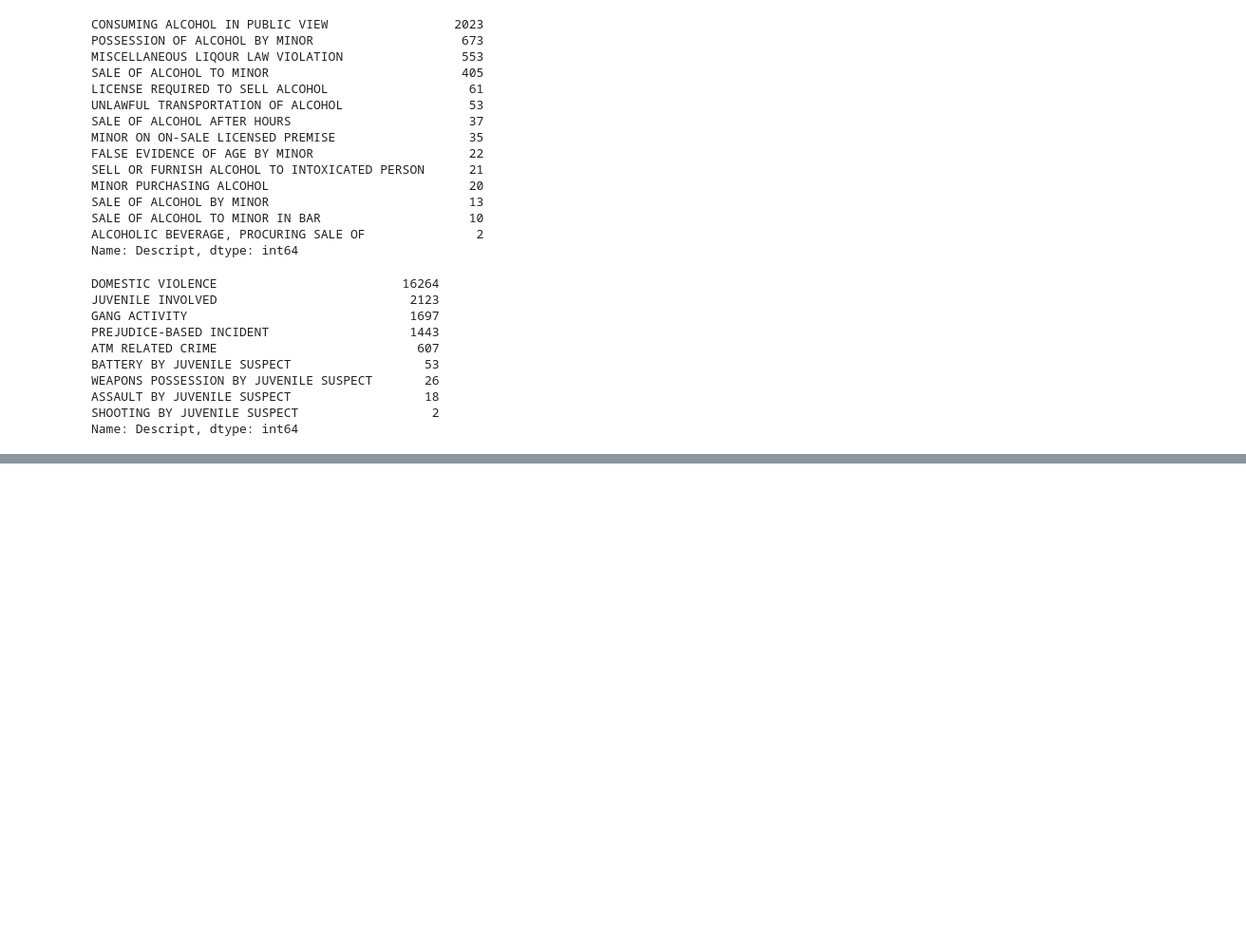
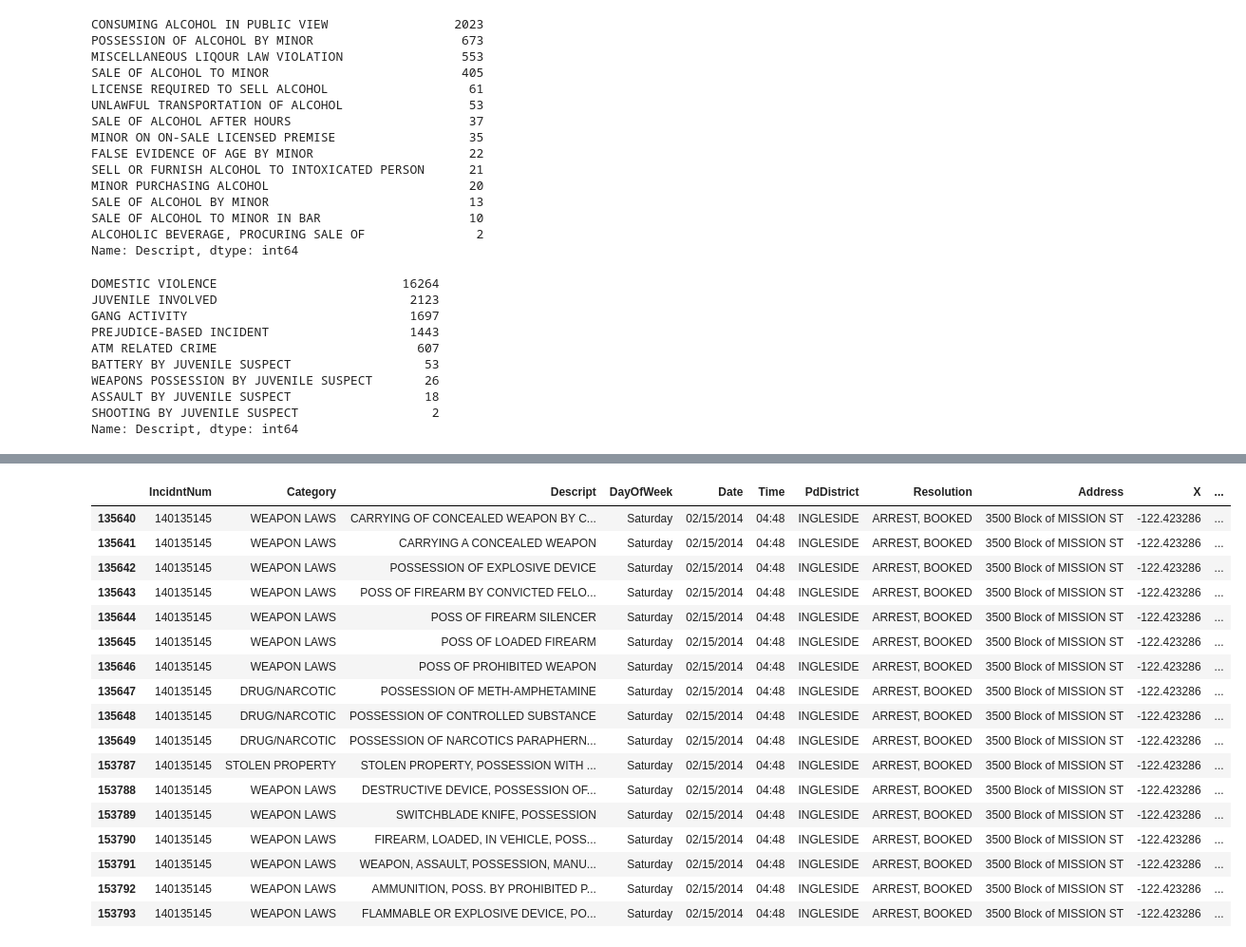
Before and after one commit to livenb/crime_prediction, a Jupyter notebook: sfdata_explore.ipynb, the cells around one changed output, grey strips where cells are left out. Shown at 95% size. Saved outputs shown, nothing was run; the diff lists cells and outputs as text; code cells hidden in the pictures; blank space fills up the shorter version.

```diff
--- a/sfdata_explore.ipynb
+++ b/sfdata_explore.ipynb
@@ -275,0 +605,8 @@ Name: Descript, dtype: int64
+# %%
+dropLst = ['WARRANTS', 'MISSING PERSON', 'OTHER OFFENSES',
+           'NON-CRIMINAL', 'TRESPASSING', 'SUICIDE',
+           'LIQUOR LAWS', 'RUNAWAY', 'EMBEZZLEMENT',
+           'FAMILY OFFENSES', 'BAD CHECKS', 'GAMBLING',
+           'BRIBERY', 'PORNOGRAPHY/OBSCENE MAT', 'TREA']
+# %%
+sfdata = sfdata.drop(sfdata[sfdata['Category'].isin(dropLst)].index)
@@ -275,0 +692,21 @@ Name: Descript, dtype: int64
+# %%
+sfdata[sfdata['IncidntNum'] == 140135145]
+# %% [output]
+|  | IncidntNum | Category | Descript | DayOfWeek | Date | Time | PdDistrict | Resolution | Address | X | ... |
+| 135640 | 140135145 | WEAPON LAWS | CARRYING OF CONCEALED WEAPON BY C... | Saturday | 02/15/2014 | 04:48 | INGLESIDE | ARREST, BOOKED | 3500 Block of MISSION ST | -122.423286 | ... |
+| 135641 | 140135145 | WEAPON LAWS | CARRYING A CONCEALED WEAPON | Saturday | 02/15/2014 | 04:48 | INGLESIDE | ARREST, BOOKED | 3500 Block of MISSION ST | -122.423286 | ... |
+| 135642 | 140135145 | WEAPON LAWS | POSSESSION OF EXPLOSIVE DEVICE | Saturday | 02/15/2014 | 04:48 | INGLESIDE | ARREST, BOOKED | 3500 Block of MISSION ST | -122.423286 | ... |
+| 135643 | 140135145 | WEAPON LAWS | POSS OF FIREARM BY CONVICTED FELO... | Saturday | 02/15/2014 | 04:48 | INGLESIDE | ARREST, BOOKED | 3500 Block of MISSION ST | -122.423286 | ... |
+| 135644 | 140135145 | WEAPON LAWS | POSS OF FIREARM SILENCER | Saturday | 02/15/2014 | 04:48 | INGLESIDE | ARREST, BOOKED | 3500 Block of MISSION ST | -122.423286 | ... |
+| 135645 | 140135145 | WEAPON LAWS | POSS OF LOADED FIREARM | Saturday | 02/15/2014 | 04:48 | INGLESIDE | ARREST, BOOKED | 3500 Block of MISSION ST | -122.423286 | ... |
+| 135646 | 140135145 | WEAPON LAWS | POSS OF PROHIBITED WEAPON | Saturday | 02/15/2014 | 04:48 | INGLESIDE | ARREST, BOOKED | 3500 Block of MISSION ST | -122.423286 | ... |
+| 135647 | 140135145 | DRUG/NARCOTIC | POSSESSION OF METH-AMPHETAMINE | Saturday | 02/15/2014 | 04:48 | INGLESIDE | ARREST, BOOKED | 3500 Block of MISSION ST | -122.423286 | ... |
+| 135648 | 140135145 | DRUG/NARCOTIC | POSSESSION OF CONTROLLED SUBSTANCE | Saturday | 02/15/2014 | 04:48 | INGLESIDE | ARREST, BOOKED | 3500 Block of MISSION ST | -122.423286 | ... |
+| 135649 | 140135145 | DRUG/NARCOTIC | POSSESSION OF NARCOTICS PARAPHERN... | Saturday | 02/15/2014 | 04:48 | INGLESIDE | ARREST, BOOKED | 3500 Block of MISSION ST | -122.423286 | ... |
+| 153787 | 140135145 | STOLEN PROPERTY | STOLEN PROPERTY, POSSESSION WITH ... | Saturday | 02/15/2014 | 04:48 | INGLESIDE | ARREST, BOOKED | 3500 Block of MISSION ST | -122.423286 | ... |
+| 153788 | 140135145 | WEAPON LAWS | DESTRUCTIVE DEVICE, POSSESSION OF... | Saturday | 02/15/2014 | 04:48 | INGLESIDE | ARREST, BOOKED | 3500 Block of MISSION ST | -122.423286 | ... |
+| 153789 | 140135145 | WEAPON LAWS | SWITCHBLADE KNIFE, POSSESSION | Saturday | 02/15/2014 | 04:48 | INGLESIDE | ARREST, BOOKED | 3500 Block of MISSION ST | -122.423286 | ... |
+| 153790 | 140135145 | WEAPON LAWS | FIREARM, LOADED, IN VEHICLE, POSS... | Saturday | 02/15/2014 | 04:48 | INGLESIDE | ARREST, BOOKED | 3500 Block of MISSION ST | -122.423286 | ... |
+| 153791 | 140135145 | WEAPON LAWS | WEAPON, ASSAULT, POSSESSION, MANU... | Saturday | 02/15/2014 | 04:48 | INGLESIDE | ARREST, BOOKED | 3500 Block of MISSION ST | -122.423286 | ... |
+| 153792 | 140135145 | WEAPON LAWS | AMMUNITION, POSS. BY PROHIBITED P... | Saturday | 02/15/2014 | 04:48 | INGLESIDE | ARREST, BOOKED | 3500 Block of MISSION ST | -122.423286 | ... |
+| 153793 | 140135145 | WEAPON LAWS | FLAMMABLE OR EXPLOSIVE DEVICE, PO... | Saturday | 02/15/2014 | 04:48 | INGLESIDE | ARREST, BOOKED | 3500 Block of MISSION ST | -122.423286 | ... |
```
Also changed, not shown: parts of 42 cells of this notebook, 2 other files.
